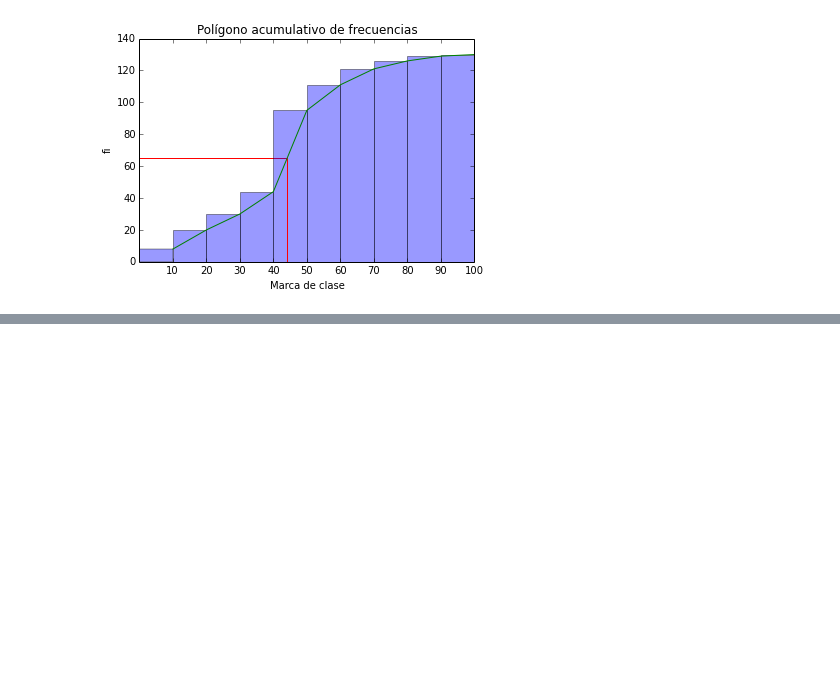
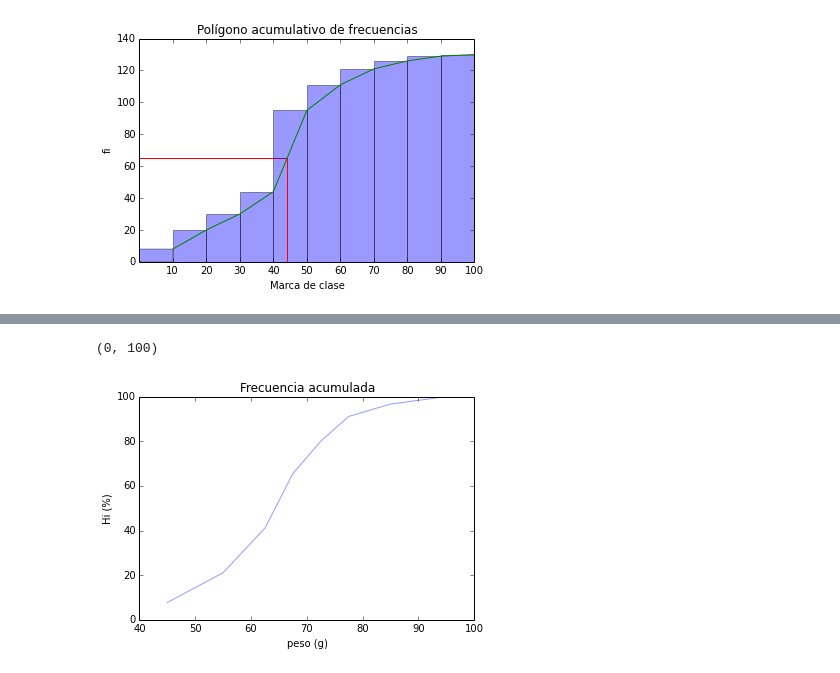
Before and after one commit to franktoffel/UA-MIMAT, a Jupyter notebook: Prob estadistica monodimensional.ipynb, the cells around one changed output, grey strips where cells are left out. Drawn from its saved outputs; the diff is of its cells as text; code cells hidden in the pictures; blank space fills up the shorter version.

```diff
--- a/Prob estadistica monodimensional.ipynb
+++ b/Prob estadistica monodimensional.ipynb
@@ -525,0 +695,16 @@ plt.vlines(x=x_graf, ymin=0, ymax=y_graf, color='red', zorder=2)
+# %%
+plt.plot(p6.df['xi'], p6.df['Hi']*100, alpha=0.4)
+plt.title('Frecuencia acumulada')
+
+plt.xlabel(u'peso (g)')
+plt.ylabel(u'Hi (%)')
+plt.ylim(0,100)
+
+# Línea horizontal
+# plt.hlines(y=18, xmin=40, xmax=valor_p18, color='red', zorder=1)
+
+# Línea vertical
+# plt.vlines(x=valor_p18, ymin=0, ymax=18, color='red', zorder=2)
+# %% [output]
+(0, 100)
+[figure, added]
```
Also changed, not shown: parts of 24 cells of this notebook.
